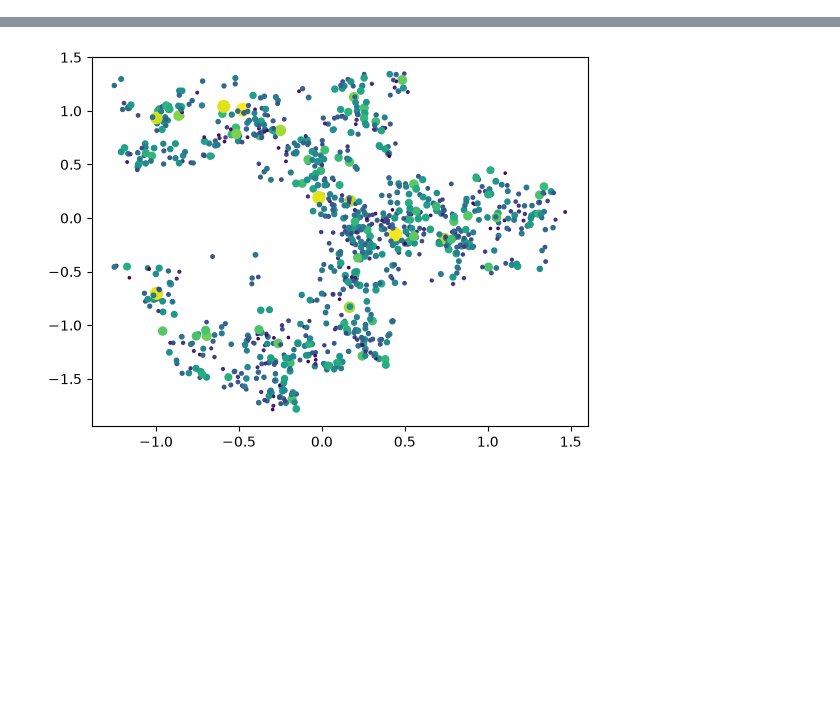
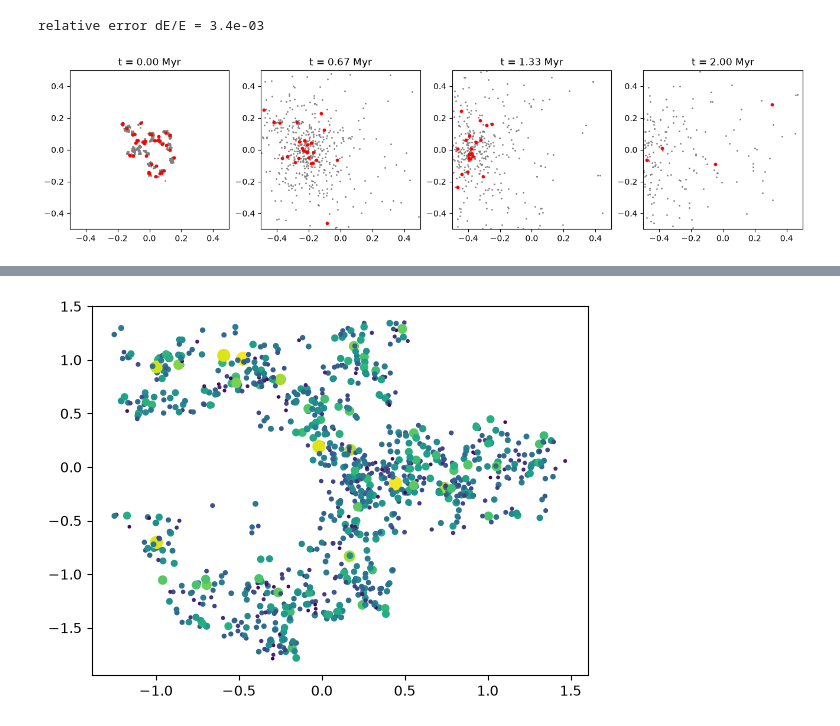
Before and after one commit to sapounas20/AMUSE_project, a Jupyter notebook: Clustering.ipynb, the cells around one changed output, grey strips where cells are left out. Saved outputs shown, nothing was run; the diff lists cells and outputs as text; code cells hidden in the pictures; blank space fills up the shorter version.

```diff
--- a/Clustering.ipynb
+++ b/Clustering.ipynb
@@ -8 +62,39 @@ from matplotlib import pyplot as plt
+# %%
+# Use Ph4 to study the dynamics of cluster in 2 Myr
+
+def evolve_gravity(stars, converter, t_end=2 | units.Myr, n_snap=4):
+    stars = stars.copy()
+    gravity = Ph4(converter)
+    # set soften parameter to compress the expensive computation (maybe not necessary)
+    gravity.parameters.epsilon_squared = (100 | units.au)**2
+    gravity.particles.add_particles(stars)
+    channel = gravity.particles.new_channel_to(stars)
+
+    E0 = gravity.kinetic_energy + gravity.potential_energy
+    #make snapshots
+    snaps = []
+    for t in np.linspace(0, t_end.value_in(units.Myr), n_snap) | units.Myr:
+        gravity.evolve_model(t)
+        channel.copy()
+        snaps.append((t, stars.copy()))
+    E1 = gravity.kinetic_energy + gravity.potential_energy
+    # check how much the system deviates from energy conservation
+    print(f"relative error dE/E = {abs((E1 - E0) / E0):.1e}")
+    gravity.stop()
+    return snaps
+# %%
+stars, conv = clusters["hd"]
+snaps = evolve_gravity(stars, conv)
+
+fig, axes = plt.subplots(1, len(snaps), figsize=(4 * len(snaps), 4))
+for ax, (t, s) in zip(axes, snaps):
+    big = s[s.mass > 2 | units.MSun]
+    ax.scatter(s.x.value_in(units.pc), s.y.value_in(units.pc), s=1, c="grey")
+    ax.scatter(big.x.value_in(units.pc), big.y.value_in(units.pc), s=10, c="red")
+    ax.set_title(f"t = {t.value_in(units.Myr):.2f} Myr")
+    ax.set_xlim(-0.5, 0.5); ax.set_ylim(-0.5, 0.5); ax.set_aspect("equal")
+plt.show()
+# %% [output]
+relative error dE/E = 3.4e-03
+[figure, added]
 # %%
```
Also changed, not shown: parts of 6 cells of this notebook.
